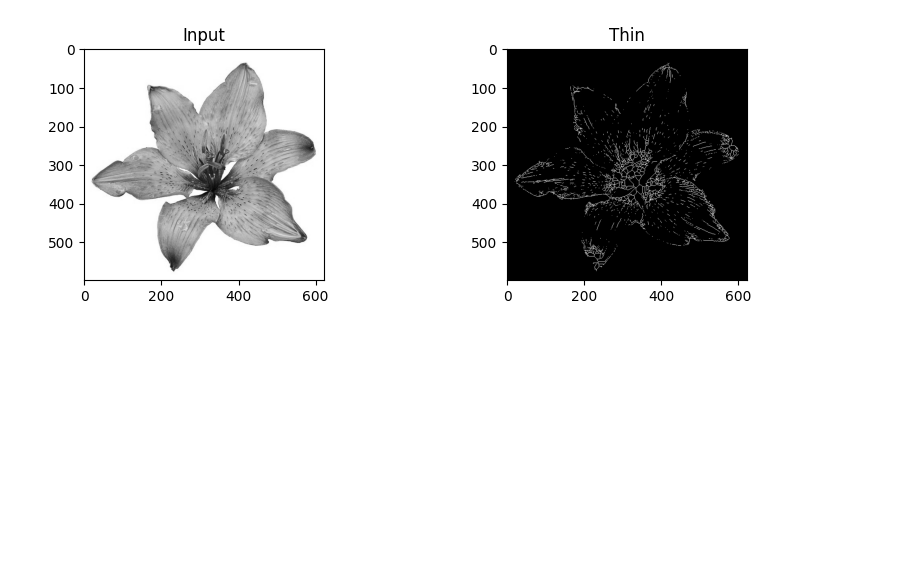
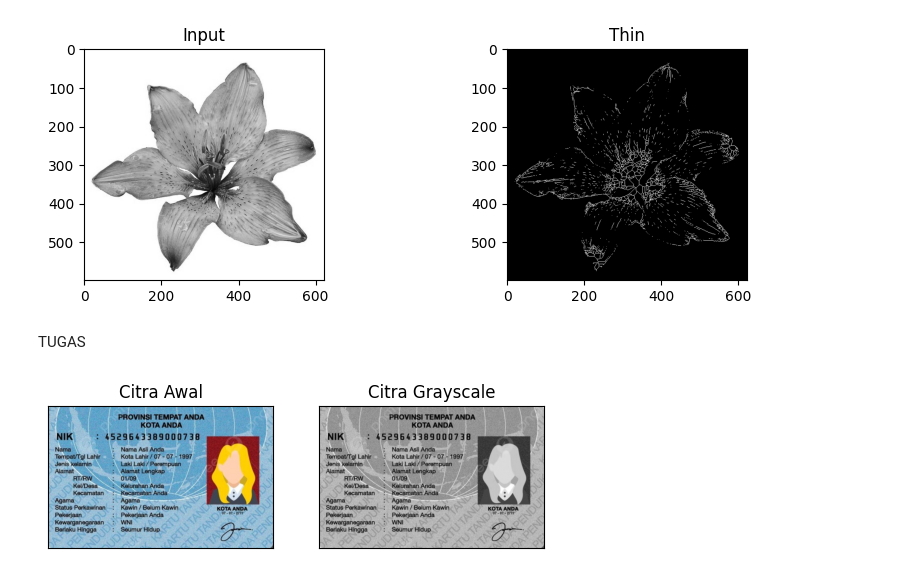
Before and after one commit to SitiMutmainah15/PCVK_GENAP_2026, a Jupyter notebook: Week9_PCVK.ipynb, the cells around one changed output. Drawn from its saved outputs; the diff is of its cells as text; code cells hidden in the pictures; blank space fills up the shorter version.

Commit message:
tugas W9 done

```diff
--- a/Week9_PCVK.ipynb
+++ b/Week9_PCVK.ipynb
@@ -626,3 +657,26 @@ plt.savefig('/tmp/char_out.png')
 plt.show()
 # %% [output]
 [figure]
+# %% [markdown]
+TUGAS
+# %%
+import cv2
+import numpy as np
+from matplotlib import pyplot as plt
+from skimage.morphology import skeletonize, thin
+
+# Membaca citra KTP
+img = cv2.imread('/content/drive/MyDrive/PCVK/Images/ktp.jpg')
+
+# Mengubah citra menjadi grayscale
+gray = cv2.cvtColor(img, cv2.COLOR_BGR2GRAY)
+
+plt.subplot(121), plt.imshow(cv2.cvtColor(img, cv2.COLOR_BGR2RGB))
+plt.title('Citra Awal'), plt.xticks([]), plt.yticks([])
+
+plt.subplot(122), plt.imshow(gray, cmap='gray')
+plt.title('Citra Grayscale'), plt.xticks([]), plt.yticks([])
+
+plt.show()
+# %% [output]
+[figure, added]
```
Also changed, not shown: parts of 7 cells of this notebook.
